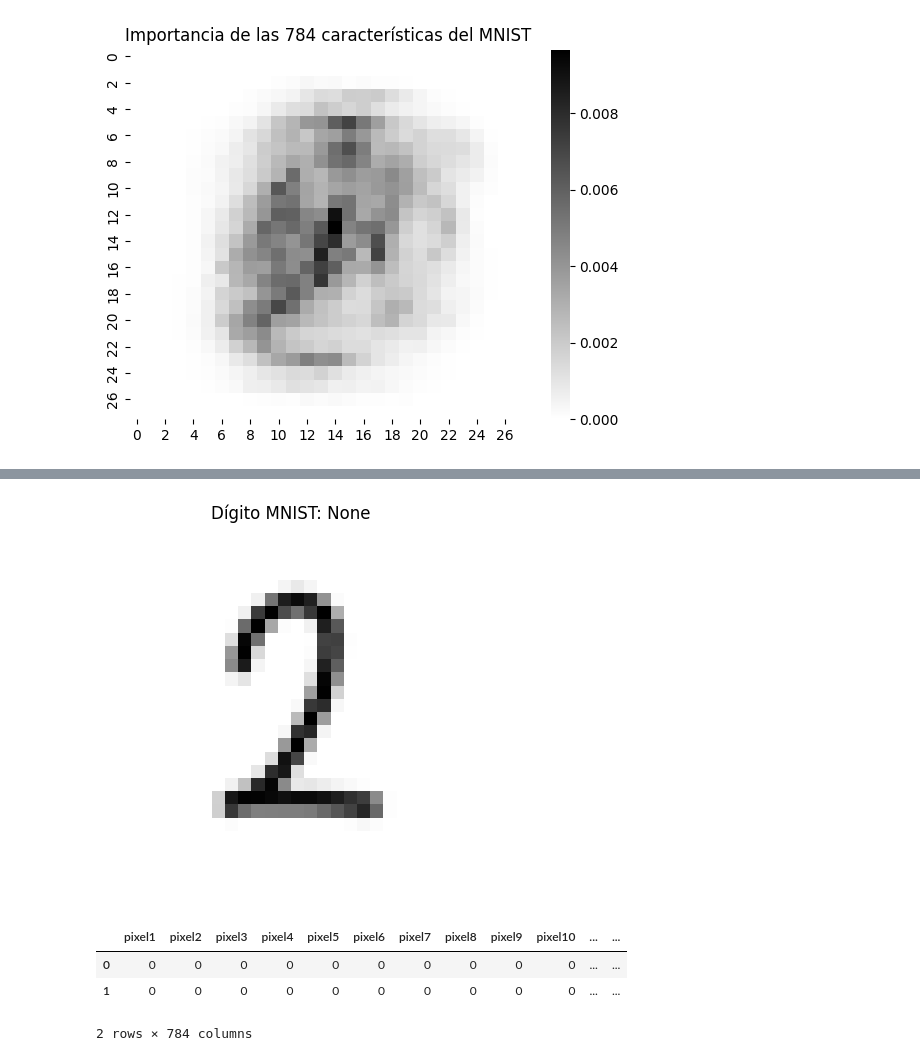
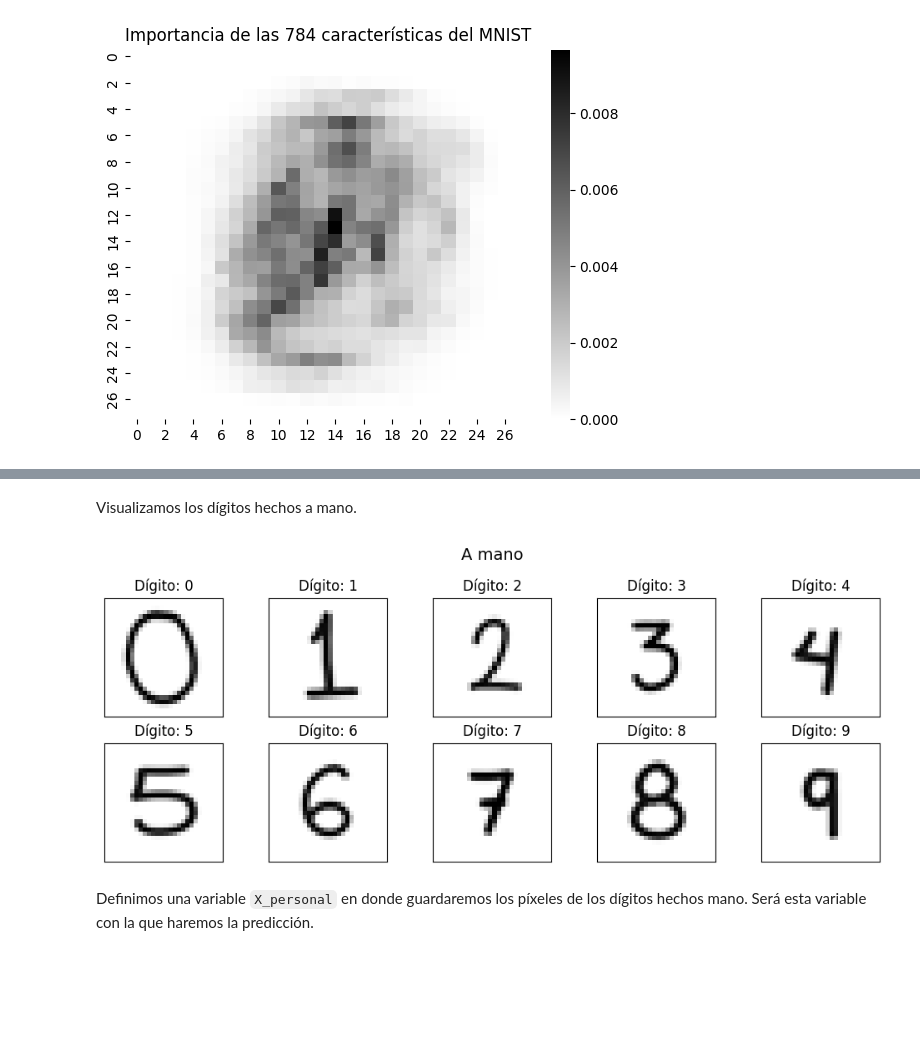
Before and after one commit to RodrigoRiveraRico/data_science_FCiencias, a Jupyter notebook: Clase_9/RiveraRodrigo_T08.ipynb, the cells around one changed output, grey strips where cells are left out. Drawn from its saved outputs; the diff is of its cells as text; code cells hidden in the pictures; blank space fills up the shorter version.

```diff
--- a/Clase_9/RiveraRodrigo_T08.ipynb
+++ b/Clase_9/RiveraRodrigo_T08.ipynb
@@ -317,6 +340,4 @@ Como nuestro modelo ya está entrenado, podemos probarlo con dígitos realizados
 # %%
-path = os.path.join('j_2.jpg')
-
 def cargar_imagen(path):
     img = Image.open(path).convert("L")
     img = img.resize((28, 28))
@@ -325,19 +346,24 @@ def cargar_imagen(path):
         img_array = 255 - img_array
     img_flat = img_array.reshape(1, -1)
     return img_flat, img_array
-
-show_digit(cargar_imagen(path)[1])
-
-X_3 = cargar_imagen(path)[0]
-# %% [output]
-[figure, removed]
-# %%
-X.head(2)
-# %% [output]
-|  | pixel1 | pixel2 | pixel3 | pixel4 | pixel5 | pixel6 | pixel7 | pixel8 | pixel9 | pixel10 | ... | ... |
-| 0 | 0 | 0 | 0 | 0 | 0 | 0 | 0 | 0 | 0 | 0 | ... | ... |
-| 1 | 0 | 0 | 0 | 0 | 0 | 0 | 0 | 0 | 0 | 0 | ... | ... |
-2 rows × 784 columns
+# %% [markdown]
+Visualizamos los dígitos hechos a mano.
+# %%
+fig, axs = plt.subplots(2, 5, figsize=(10, 4))  # 2 filas, 5 columnas
+axs = axs.flatten()  # para indexar como una lista
+
+for i in range(10):
+    path = os.path.join('numbers', f'j_{i}.jpg')
+    image = cargar_imagen(path)[1]
+    show_digit(image, label=i, ax=axs[i])
+
+fig.suptitle('A mano', fontsize=14)
+plt.tight_layout()
+plt.show()
+# %% [output]
+[figure, added]
+# %% [markdown]
+Definimos una variable `X_personal` en donde guardaremos los píxeles de los dígitos hechos mano. Será esta variable con la que haremos la predicción.
 # %%
 imagenes = []
 for i in range(0, 10):
```
Also changed, not shown: parts of 25 cells of this notebook.
